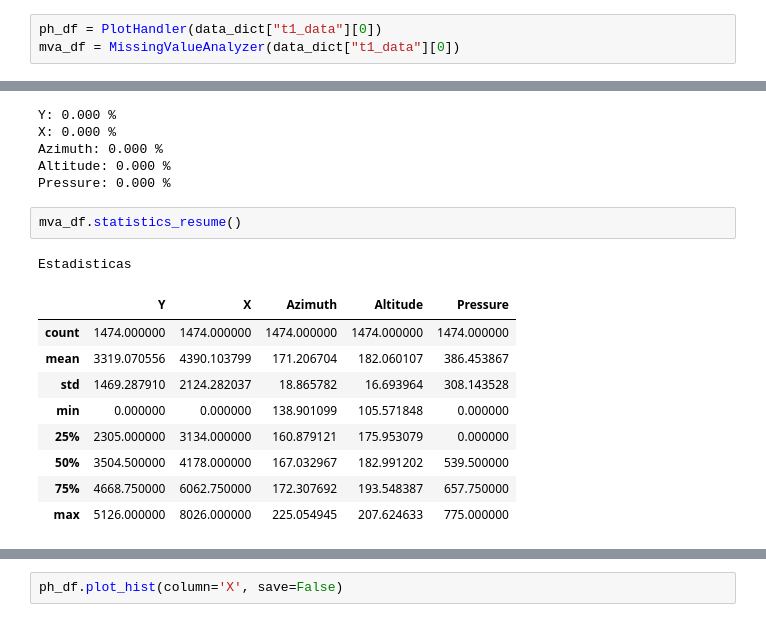
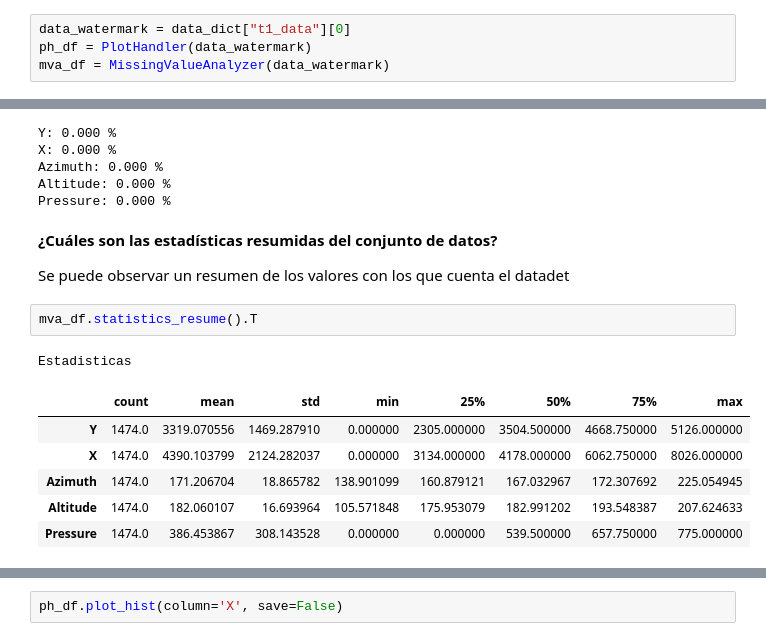
Before and after one commit to isak792/watermarking, a Jupyter notebook: notebooks/Avance1.5Equipo.ipynb, the cells around one changed output, grey strips where cells are left out. Cells and saved outputs as stored; diff of their text form.

Commit message:
plots and questions

```diff
--- a/notebooks/Avance1.5Equipo.ipynb
+++ b/notebooks/Avance1.5Equipo.ipynb
@@ -99,5 +104,6 @@ data_dict["t1_data"][0].head(10) # Ejemplo de un dataframe con los datos del usu
 # %% [markdown]
 ## Análisis Descriptivo
 # %%
-ph_df = PlotHandler(data_dict["t1_data"][0])
-mva_df = MissingValueAnalyzer(data_dict["t1_data"][0])
+data_watermark = data_dict["t1_data"][0]
+ph_df = PlotHandler(data_watermark)
+mva_df = MissingValueAnalyzer(data_watermark)
@@ -109,16 +121,17 @@ X: 0.000 %
 Azimuth: 0.000 %
 Altitude: 0.000 %
 Pressure: 0.000 %
+# %% [markdown]
+**¿Cuáles son las estadísticas resumidas del conjunto de datos?**
+
+Se puede observar un resumen de los valores con los que cuenta el datadet
 # %%
-mva_df.statistics_resume()
+mva_df.statistics_resume().T
 # %% [output]
 Estadisticas
-|  | Y | X | Azimuth | Altitude | Pressure |
-| count | 1474.000000 | 1474.000000 | 1474.000000 | 1474.000000 | 1474.000000 |
-| mean | 3319.070556 | 4390.103799 | 171.206704 | 182.060107 | 386.453867 |
-| std | 1469.287910 | 2124.282037 | 18.865782 | 16.693964 | 308.143528 |
-| min | 0.000000 | 0.000000 | 138.901099 | 105.571848 | 0.000000 |
-| 25% | 2305.000000 | 3134.000000 | 160.879121 | 175.953079 | 0.000000 |
-| 50% | 3504.500000 | 4178.000000 | 167.032967 | 182.991202 | 539.500000 |
-| 75% | 4668.750000 | 6062.750000 | 172.307692 | 193.548387 | 657.750000 |
-| max | 5126.000000 | 8026.000000 | 225.054945 | 207.624633 | 775.000000 |
+|  | count | mean | std | min | 25% | 50% | 75% | max |
+| Y | 1474.0 | 3319.070556 | 1469.287910 | 0.000000 | 2305.000000 | 3504.500000 | 4668.750000 | 5126.000000 |
+| X | 1474.0 | 4390.103799 | 2124.282037 | 0.000000 | 3134.000000 | 4178.000000 | 6062.750000 | 8026.000000 |
+| Azimuth | 1474.0 | 171.206704 | 18.865782 | 138.901099 | 160.879121 | 167.032967 | 172.307692 | 225.054945 |
+| Altitude | 1474.0 | 182.060107 | 16.693964 | 105.571848 | 175.953079 | 182.991202 | 193.548387 | 207.624633 |
+| Pressure | 1474.0 | 386.453867 | 308.143528 | 0.000000 | 0.000000 | 539.500000 | 657.750000 | 775.000000 |
```
Also changed, not shown: parts of 10 cells of this notebook, 2 other files.
